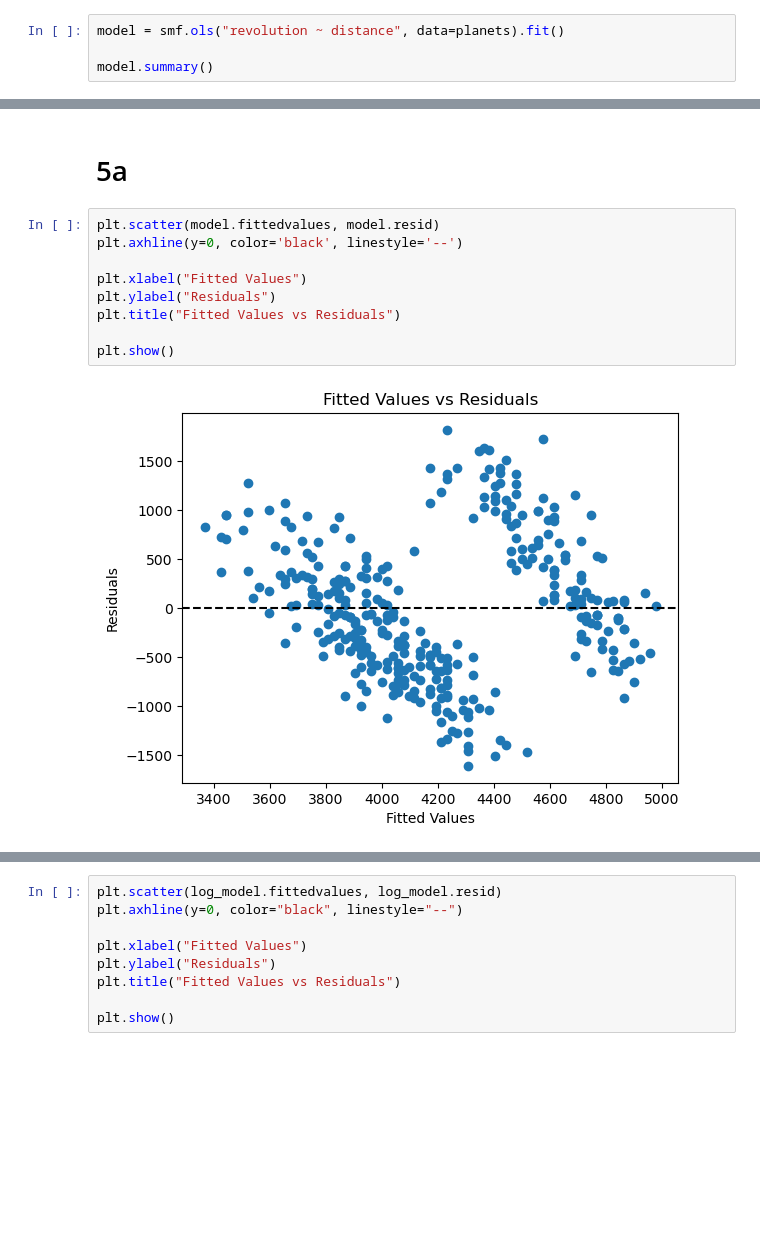
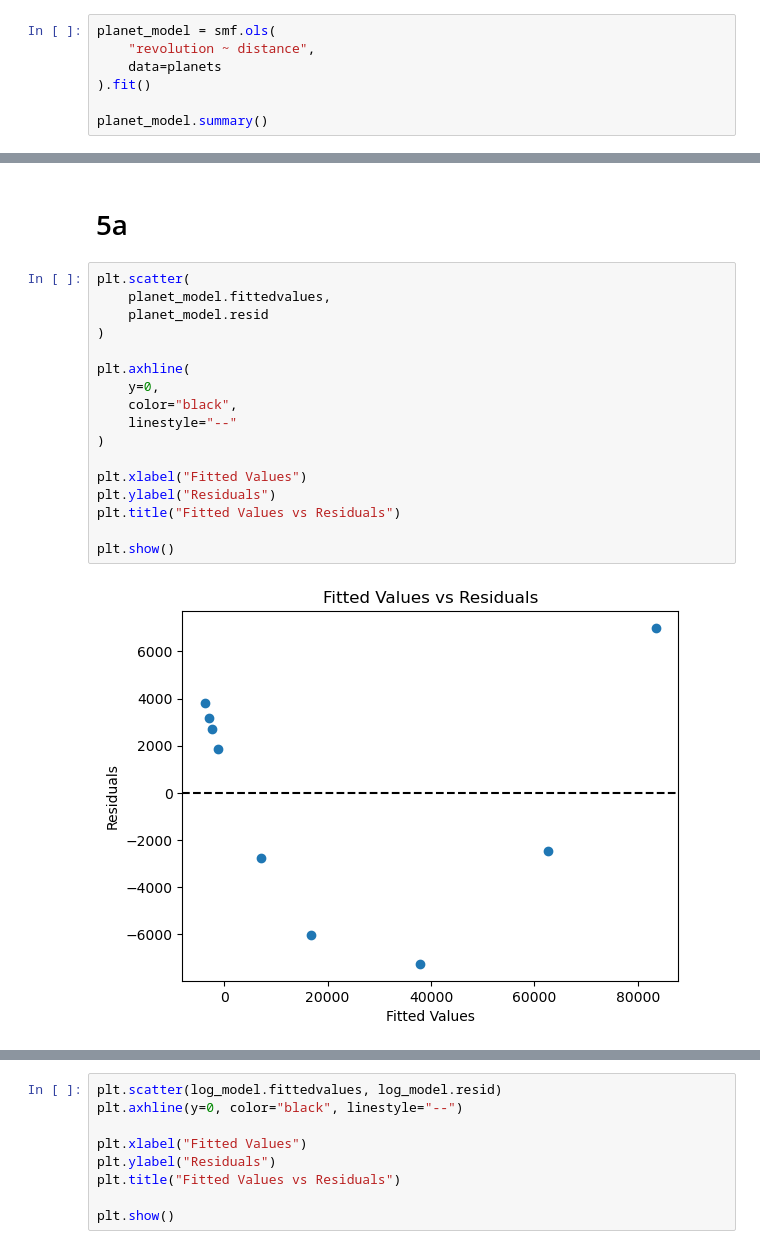
Before and after one commit to ciarrabarn/DS6021_F26, a Jupyter notebook: Lab2.ipynb, the cells around one changed output, grey strips where cells are left out. Cells and saved outputs as stored; diff of their text form; blank space fills up the shorter version.

```diff
--- a/Lab2.ipynb
+++ b/Lab2.ipynb
@@ -505,9 +494,12 @@ print(planets.columns)
 # %% [output]
 Index(['planet', 'distance', 'diameter', 'revolution', 'position'], dtype='object')
 # %%
-model = smf.ols("revolution ~ distance", data=planets).fit()
+planet_model = smf.ols(
+    "revolution ~ distance",
+    data=planets
+).fit()
 
-model.summary()
+planet_model.summary()
 # %% [output]
 OLS Regression Results
 | Dep. Variable: | revolution | R-squared: | 0.978 |
@@ -560,14 +546,22 @@ planets[["planet", "revolution", "fitted_revolution"]]
 # %% [markdown]
 # 5a
 # %%
-plt.scatter(model.fittedvalues, model.resid)
-plt.axhline(y=0, color='black', linestyle='--')
+plt.scatter(
+    planet_model.fittedvalues,
+    planet_model.resid
+)
+
+plt.axhline(
+    y=0,
+    color="black",
+    linestyle="--"
+)
 
 plt.xlabel("Fitted Values")
 plt.ylabel("Residuals")
 plt.title("Fitted Values vs Residuals")
 
 plt.show()
 # %% [output]
-[figure, old version]
+[figure, new version]
 # %%
```
Also changed, not shown: parts of 27 cells of this notebook.
